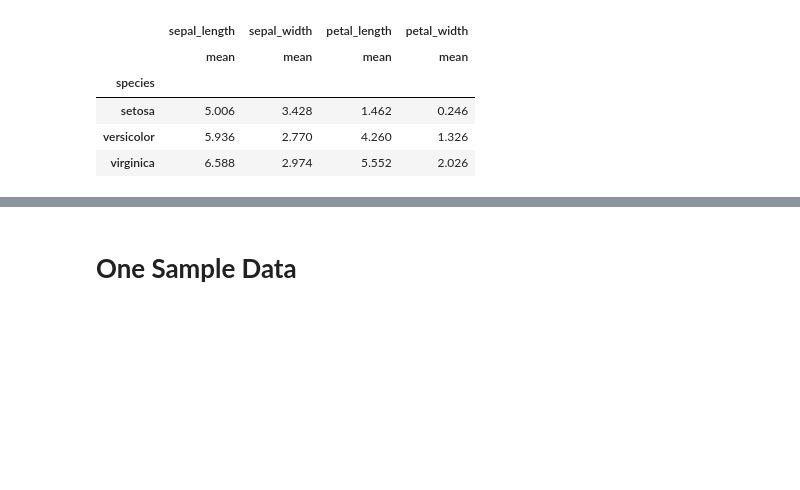
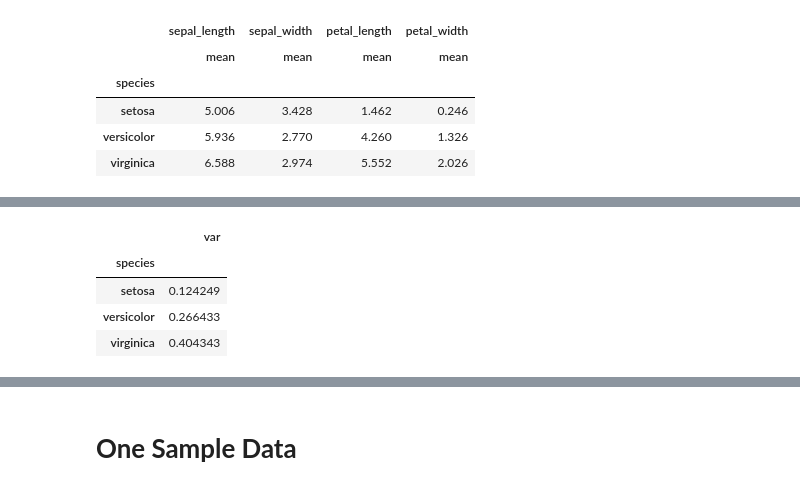
Before and after one commit to akshayyewle/Statistical-Analysis, a Jupyter notebook: 03 Statistical Tests With Python/Python Notebook.ipynb, the cells around one changed output, grey strips where cells are left out. Saved outputs shown, nothing was run; the diff lists cells and outputs as text; code cells hidden in the pictures; blank space fills up the shorter version.

```diff
--- a/03 Statistical Tests With Python/Python Notebook.ipynb
+++ b/03 Statistical Tests With Python/Python Notebook.ipynb
@@ -54,0 +120,8 @@ iris.groupby('species').agg(['mean'])
+# %%
+iris.groupby('species')['sepal_length'].agg(['var'])
+# %% [output]
+|  | var |
+| species |  |
+| setosa | 0.124249 |
+| versicolor | 0.266433 |
+| virginica | 0.404343 |
```
Also changed, not shown: parts of 19 cells of this notebook.
